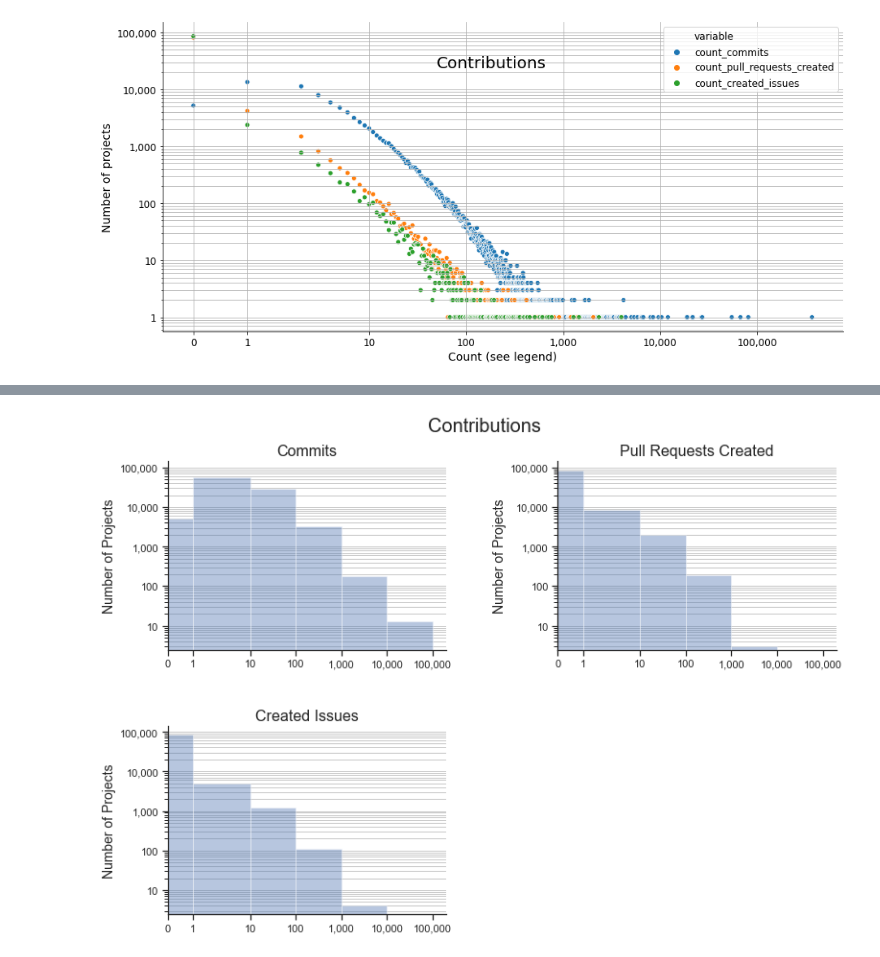
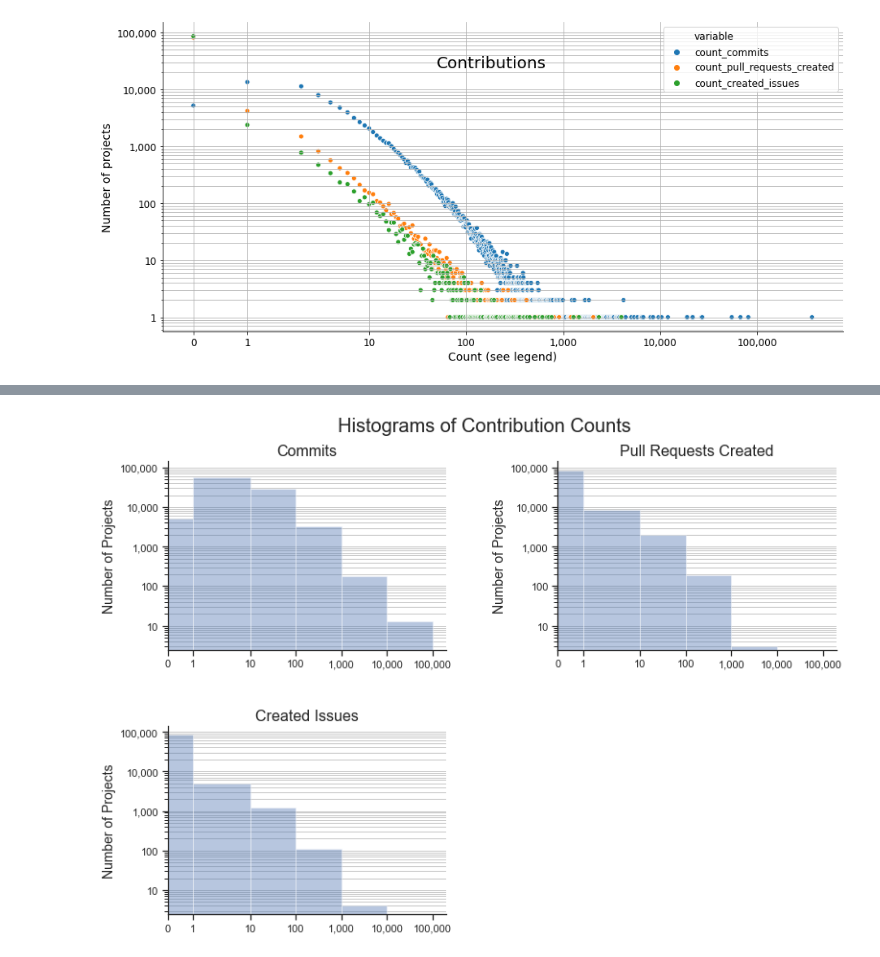
Before and after one commit to estaub/covid-project-report, a Jupyter notebook: covid-project-report.ipynb, the cells around one changed output, grey strips where cells are left out. Saved outputs shown, nothing was run; the diff lists cells and outputs as text; code cells hidden in the pictures.

```diff
--- a/covid-project-report.ipynb
+++ b/covid-project-report.ipynb
@@ -212,11 +211,11 @@ plot_counts2([
 # %%
 plot_counts2([
     'count_commits',
     'count_pull_requests_created',
     'count_created_issues'
-], suptitle='Contributions')
+], suptitle='Histograms of Contribution Counts')
 # %% [output]
-[figure, old version]
+[figure, new version]
 # %%
 topics = projects['topics'].str.split(', ').dropna()
 # print(topics)
```
Also changed, not shown: parts of 6 cells of this notebook, 1 other file.
